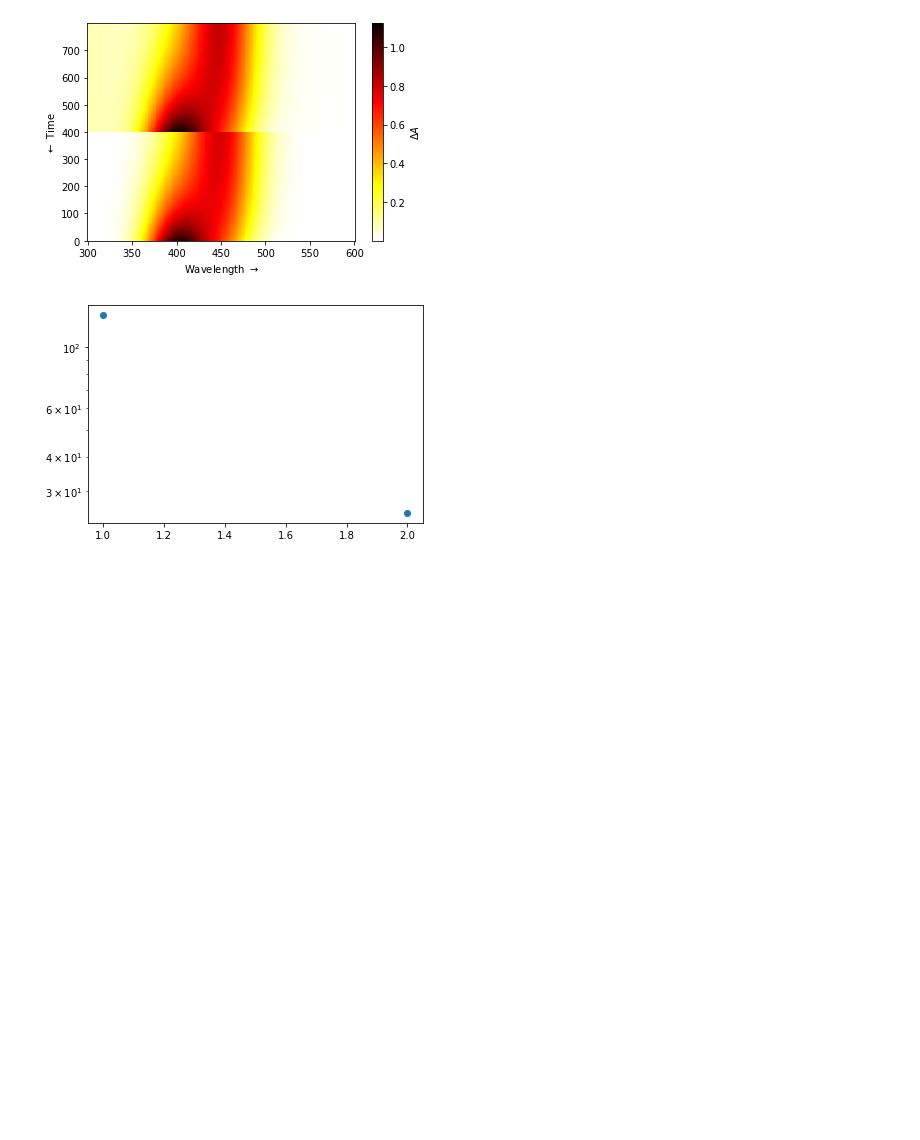
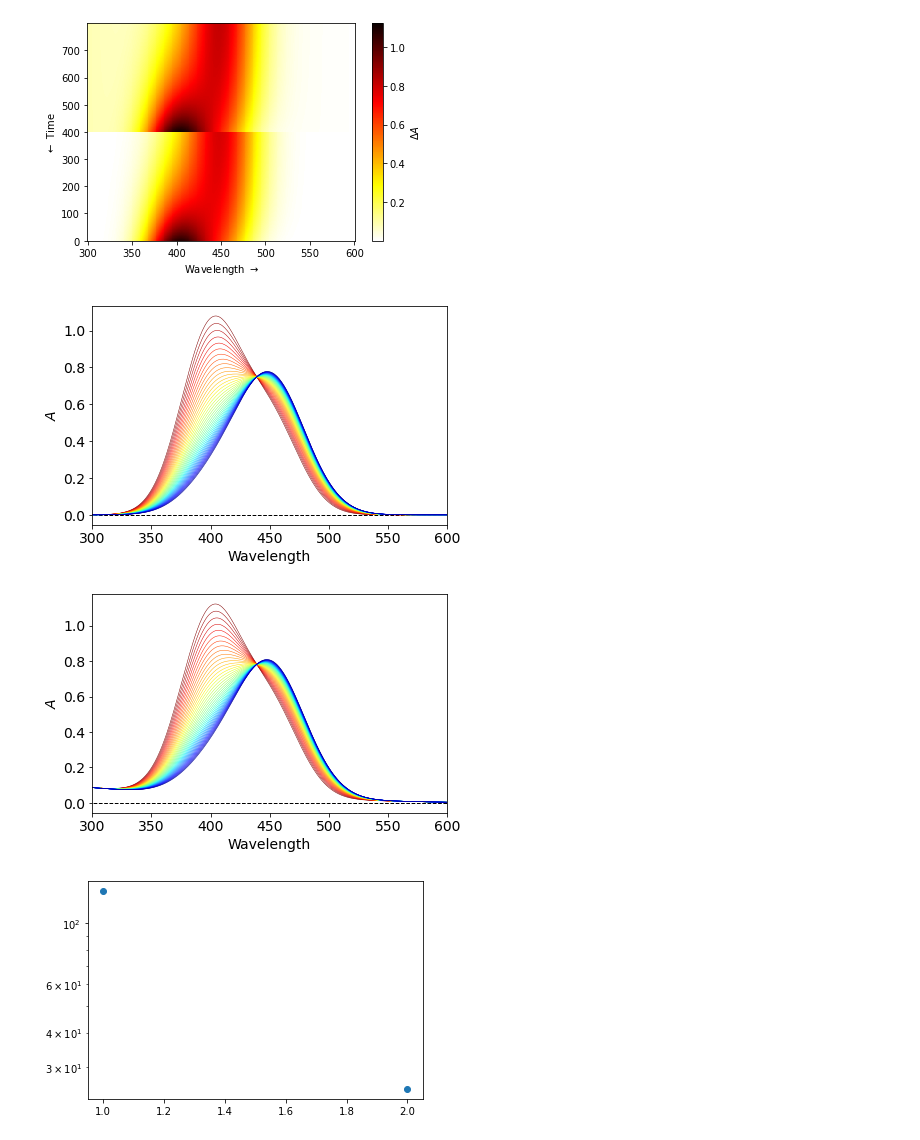
Before and after one commit to dmadea/Jupyter-Tutorials, a Jupyter notebook: Photoreaction kinetics/baseline_effects.ipynb, the cells around one changed output. Saved outputs shown, nothing was run; the diff lists cells and outputs as text; code cells hidden in the pictures; blank space fills up the shorter version.

```diff
--- a/Photoreaction kinetics/baseline_effects.ipynb
+++ b/Photoreaction kinetics/baseline_effects.ipynb
@@ -92,6 +106,30 @@ plot_matrix(t_mix, wavelengths, D_mix)
 [figure]
 [figure]
 [figure]
+# %%
+from matplotlib import cm
+
+def plot_dataset(D, filepath=None, step=10):
+    cmap = cm.get_cmap('jet_r')
+
+    N = D.shape[0]
+    for i in range(0, N, step):
+        plt.plot(wavelengths, D[i], lw=0.5, color=cmap(i / N))
+
+    plt.xlabel('Wavelength')
+    plt.ylabel('$A$')
+    plt.tight_layout()
+    plt.xlim(wavelengths[0], wavelengths[-1])
+    plt.hlines(0, 0, 1000, ls='--', color='k', lw=1)
+    if filepath:
+        plt.savefig(filepath, dpi=500)
+    plt.show()
+
+plot_dataset(D, filepath='Dataset1.svg')
+plot_dataset(D_baseline, filepath='Dataset2.svg')
+# %% [output]
+[figure, added]
+[figure, added]
 # %%
 def get_svd_vectors(D, rcond=1e-10):
     U, S, VT = svd(D, full_matrices=False)
```
Also changed, not shown: parts of 6 cells of this notebook.
